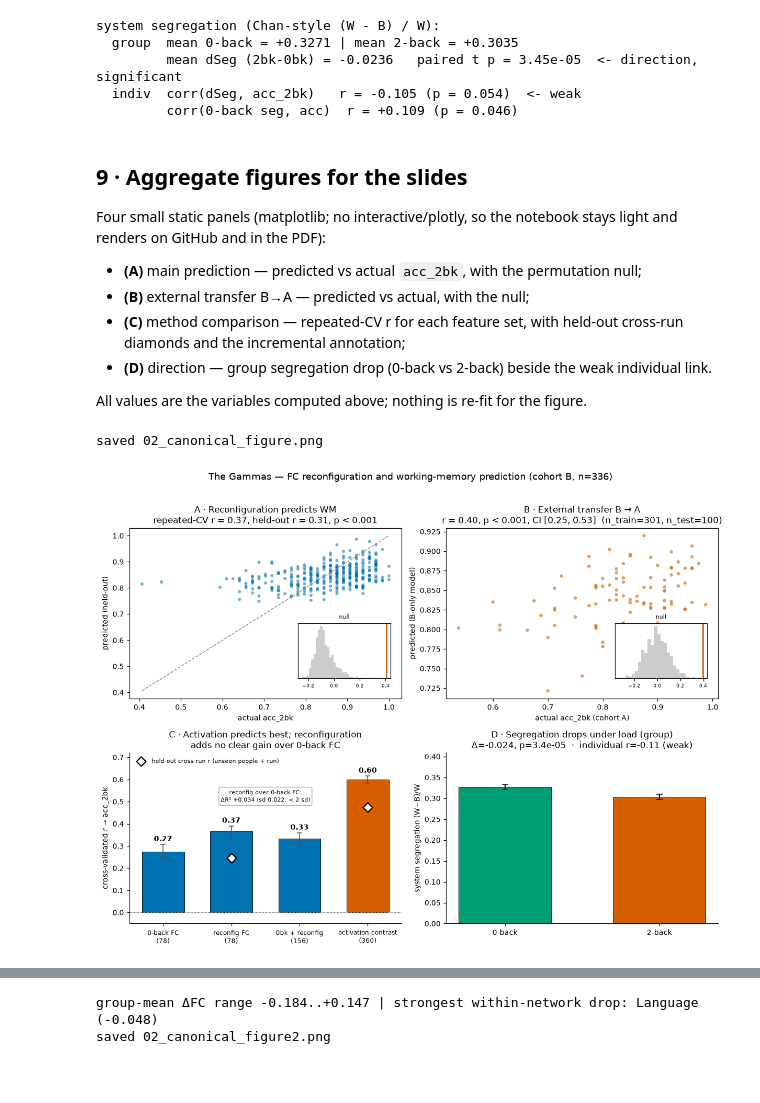
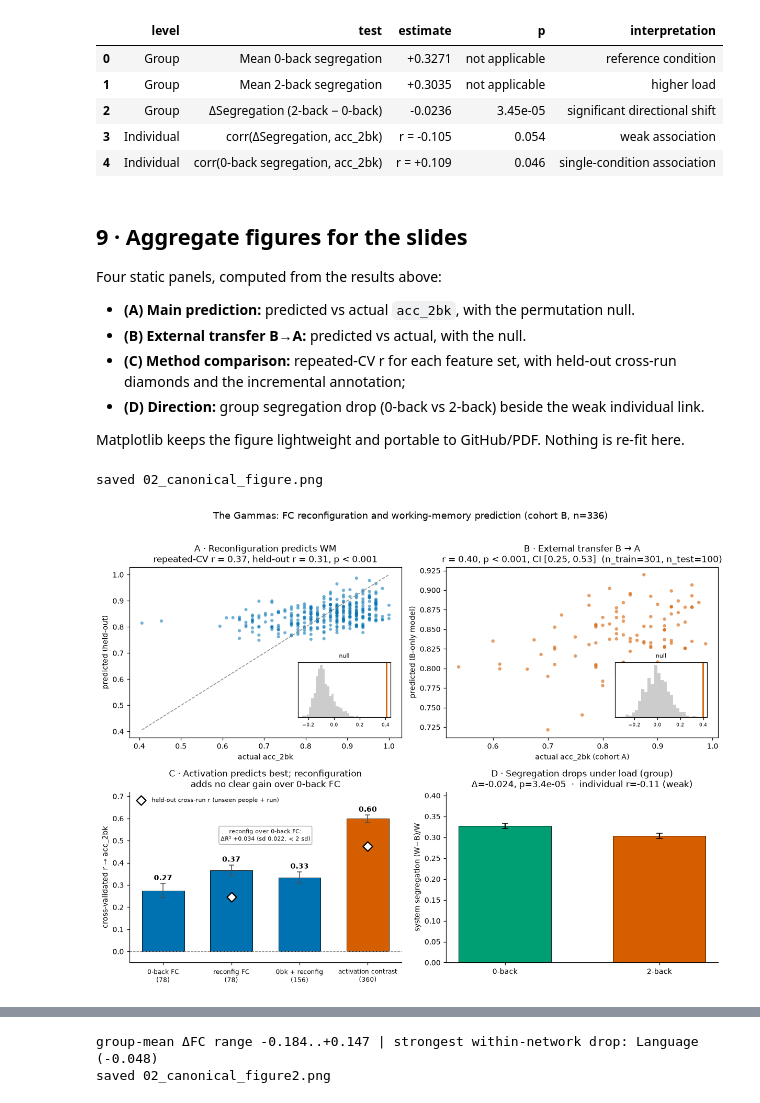
Before and after one commit to The-Gammas/The-Gammas, a Jupyter notebook: pipeline/02_canonical_analysis_and_slides.ipynb, the cells around one changed output, grey strips where cells are left out. Drawn from its saved outputs; the diff is of its cells as text; code cells hidden in the pictures; blank space fills up the shorter version.

```diff
--- a/pipeline/02_canonical_analysis_and_slides.ipynb
+++ b/pipeline/02_canonical_analysis_and_slides.ipynb
@@ -109,7 +139,7 @@ def cv_predict(X, y, seed=SEED):
     return cross_val_predict(ev.ridge_pipeline(), X, y, cv=KFold(5, shuffle=True, random_state=seed))
 
 def repeated_cv_r(X, y, n_seeds=N_SEEDS):
-    """Mean, sd of out-of-fold Pearson r over n_seeds CV partitions — the reported effect size."""
+    """Mean and SD of out-of-fold Pearson r across CV partitions."""
     rs = np.array([pearsonr(cv_predict(X, y, s), y)[0] for s in range(n_seeds)])
     return float(rs.mean()), float(rs.std())
 
@@ -142,7 +172,6 @@ def cross_run_r(F_run0, F_run1, y, seed=SEED):
     def one(Fa, Fb):
         pred = np.zeros_like(y, float)
         for tr, te in KFold(5, shuffle=True, random_state=seed).split(Fa):
-            sc = StandardScaler().fit(Fa[tr])
             m = ev.ridge_pipeline().fit(Fa[tr], y[tr])
             pred[te] = m.predict(Fb[te])           # held-out subjects, features from the other run
         return pearsonr(pred, y)[0]
@@ -152,4 +181,3 @@ def between_run_reliability(F0, F1):
     """Fisher-averaged per-feature test-retest r across subjects (LR vs RL)."""
     rr = [pearsonr(F0[:, j], F1[:, j])[0] for j in range(F0.shape[1])]
     return float(np.tanh(np.nanmean(np.arctanh(np.clip(rr, -0.999, 0.999)))))
-print("helpers ready")
@@ -465,16 +567,30 @@ panel = [("0-back FC (78)", fp0), ("reconfig FC (78)", reconfig),
          ("0bk + reconfig (156)", np.hstack([fp0, reconfig])),
          ("activation contrast (360)", act_contrast)]
 r_methods = {name: repeated_cv_r(X, y) for name, X in panel}
-for name, (m, sd) in r_methods.items():
-    print(f"  {name:28s} repeated-CV r = {m:+.3f} +/- {sd:.3f}")
+method_comparison = pd.DataFrame([
+    {"features": name, "n_features": X.shape[1], "CV r mean": r_methods[name][0],
+     "CV r SD": r_methods[name][1]}
+    for name, X in panel
+])
 
 # nested incrementals on identical folds
 d_recon, s_recon = incremental_r2(np.hstack([fp0, reconfig]), fp0, y)
 d_fc, s_fc = incremental_r2(np.hstack([reconfig, act_contrast]), act_contrast, y)
-verdict = lambda d, s: "adds" if d - 2 * s > 0 else "no clear gain"
-print(f"\nincremental reconfig over 0-back FC : dR2 = {d_recon:+.4f} +/- {s_recon:.4f}  [{verdict(d_recon,s_recon)}]")
-print(f"incremental FC over activation      : dR2 = {d_fc:+.4f} +/- {s_fc:.4f}  [{verdict(d_fc,s_fc)}]")
+
+
+def incremental_decision(delta: float, sd: float) -> str:
+    """Apply the prespecified two-SD heuristic."""
+    return "adds" if delta - 2 * sd > 0 else "no clear gain"
+
+incremental_comparison = pd.DataFrame([
+    {"incremental test": "reconfiguration over 0-back FC", "ΔR² mean": d_recon,
+     "ΔR² SD": s_recon, "decision": incremental_decision(d_recon, s_recon)},
+    {"incremental test": "FC over activation", "ΔR² mean": d_fc,
+     "ΔR² SD": s_fc, "decision": incremental_decision(d_fc, s_fc)},
+])
 
 res["methods"] = {k: v[0] for k, v in r_methods.items()}
 res["incremental"] = dict(recon_over_0bk=(d_recon, s_recon), fc_over_act=(d_fc, s_fc))
+display(method_comparison.round(3))
+incremental_comparison.round(4)
 # %% [output]
@@ -556,30 +703,43 @@ r_seg0, p_seg0 = pearsonr(seg0, y)
 res["segregation"] = dict(mean0=float(seg0.mean()), mean2=float(seg2.mean()),
                           dseg=float(dseg.mean()), p_group=float(p_seg),
                           r_indiv=float(r_dseg), p_indiv=float(p_dseg))
-print("system segregation (Chan-style (W - B) / W):")
-print(f"  group  mean 0-back = {seg0.mean():+.4f} | mean 2-back = {seg2.mean():+.4f}")
-print(f"         mean dSeg (2bk-0bk) = {dseg.mean():+.4f}   paired t p = {p_seg:.2e}  <- direction, significant")
-print(f"  indiv  corr(dSeg, acc_2bk)   r = {r_dseg:+.3f} (p = {p_dseg:.3f})  <- weak")
-print(f"         corr(0-back seg, acc)  r = {r_seg0:+.3f} (p = {p_seg0:.3f})")
+segregation_summary = pd.DataFrame([
+    {"level": "Group", "test": "Mean 0-back segregation",
+     "estimate": f"{seg0.mean():+.4f}", "p": "not applicable",
+     "interpretation": "reference condition"},
+    {"level": "Group", "test": "Mean 2-back segregation",
+     "estimate": f"{seg2.mean():+.4f}", "p": "not applicable",
+     "interpretation": "higher load"},
+    {"level": "Group", "test": "ΔSegregation (2-back − 0-back)",
+     "estimate": f"{dseg.mean():+.4f}", "p": f"{p_seg:.2e}",
+     "interpretation": "significant directional shift"},
+    {"level": "Individual", "test": "corr(ΔSegregation, acc_2bk)",
+     "estimate": f"r = {r_dseg:+.3f}", "p": f"{p_dseg:.3f}",
+     "interpretation": "weak association"},
+    {"level": "Individual", "test": "corr(0-back segregation, acc_2bk)",
+     "estimate": f"r = {r_seg0:+.3f}", "p": f"{p_seg0:.3f}",
+     "interpretation": "single-condition association"},
+])
+segregation_summary
 # %% [output]
-system segregation (Chan-style (W - B) / W):
-  group  mean 0-back = +0.3271 | mean 2-back = +0.3035
-         mean dSeg (2bk-0bk) = -0.0236   paired t p = 3.45e-05  <- direction, significant
-  indiv  corr(dSeg, acc_2bk)   r = -0.105 (p = 0.054)  <- weak
-         corr(0-back seg, acc)  r = +0.109 (p = 0.046)
+|  | level | test | estimate | p | interpretation |
+| 0 | Group | Mean 0-back segregation | +0.3271 | not applicable | reference condition |
+| 1 | Group | Mean 2-back segregation | +0.3035 | not applicable | higher load |
+| 2 | Group | ΔSegregation (2-back − 0-back) | -0.0236 | 3.45e-05 | significant directional shift |
+| 3 | Individual | corr(ΔSegregation, acc_2bk) | r = -0.105 | 0.054 | weak association |
+| 4 | Individual | corr(0-back segregation, acc_2bk) | r = +0.109 | 0.046 | single-condition association |
 # %% [markdown]
 ## 9 · Aggregate figures for the slides
 
-Four small static panels (matplotlib; no interactive/plotly, so the notebook stays light and renders
-on GitHub and in the PDF):
+Four static panels, computed from the results above:
 
-- **(A)** main prediction — predicted vs actual `acc_2bk`, with the permutation null;
-- **(B)** external transfer B→A — predicted vs actual, with the null;
-- **(C)** method comparison — repeated-CV r for each feature set, with held-out cross-run diamonds and
+- **(A) Main prediction:** predicted vs actual `acc_2bk`, with the permutation null.
+- **(B) External transfer B→A:** predicted vs actual, with the null.
+- **(C) Method comparison:** repeated-CV r for each feature set, with held-out cross-run diamonds and
   the incremental annotation;
-- **(D)** direction — group segregation drop (0-back vs 2-back) beside the weak individual link.
+- **(D) Direction:** group segregation drop (0-back vs 2-back) beside the weak individual link.
 
-All values are the variables computed above; nothing is re-fit for the figure.
+Matplotlib keeps the figure lightweight and portable to GitHub/PDF. Nothing is re-fit here.
 # %%
 OKA_BLUE, OKA_ORANGE, OKA_GREEN, GREY = "#0072B2", "#D55E00", "#009E73", "#8a8a8a"
 
@@ -625,33 +785,33 @@ held = {1: xr_recon, 3: xr_act}
 axC.scatter(list(held), [held[i] for i in held], marker="D", s=70, color="white",
             edgecolor="black", lw=1.5, zorder=5, label="held-out cross-run r (unseen people + run)")
 axC.axhline(0, color="0.5", lw=0.8, ls="--")
 axC.text(1.5, 0.50, f"reconfig over 0-back FC:\nΔR² {d_recon:+.3f} (sd {s_recon:.3f}, < 2 sd)",
          ha="center", fontsize=7.5, bbox=dict(boxstyle="round,pad=0.3", fc="white", ec="0.7"))
 axC.set_xticks(xpos); axC.set_xticklabels([n.replace(" (", "\n(") for n in names], fontsize=8)
 axC.set(ylabel="cross-validated r → acc_2bk", ylim=(-0.05, 0.72),
         title="C · Activation predicts best; reconfiguration\nadds no clear gain over 0-back FC")
 axC.legend(loc="upper left", fontsize=7.5, frameon=False)
 axC.spines[["top", "right"]].set_visible(False)
 
 # (D) segregation: group drop + individual link
 axD.bar([0, 1], [seg0.mean(), seg2.mean()],
         yerr=[seg0.std()/np.sqrt(len(seg0)), seg2.std()/np.sqrt(len(seg2))],
         capsize=4, color=[OKA_GREEN, OKA_ORANGE], edgecolor="black", lw=0.6, width=0.6)
 axD.set_xticks([0, 1]); axD.set_xticklabels(["0-back", "2-back"])
 axD.set(ylabel="system segregation (W−B)/W",
         title=f"D · Segregation drops under load (group)\nΔ={dseg.mean():.3f}, p={p_seg:.1e}  ·  "
               f"individual r={r_dseg:.2f} (weak)")
 axD.set_ylim(0, max(seg0.mean(), seg2.mean()) * 1.25)
 axD.spines[["top", "right"]].set_visible(False)
 
-fig.suptitle("The Gammas — FC reconfiguration and working-memory prediction (cohort B, n=336)",
+fig.suptitle("The Gammas: FC reconfiguration and working-memory prediction (cohort B, n=336)",
              fontsize=12, y=0.995)
 fig.tight_layout(rect=[0, 0, 1, 0.98])
 FIG_PATH = "02_canonical_figure.png"
 fig.savefig(FIG_PATH, dpi=150, bbox_inches="tight")
 print("saved", FIG_PATH)
 # figure auto-renders inline as display_data at cell end (inline-backend behaviour)
 # %% [output]
 saved 02_canonical_figure.png
-[figure, old version]
+[figure, new version]
 # %% [markdown]
```
Also changed, not shown: parts of 29 cells of this notebook.
